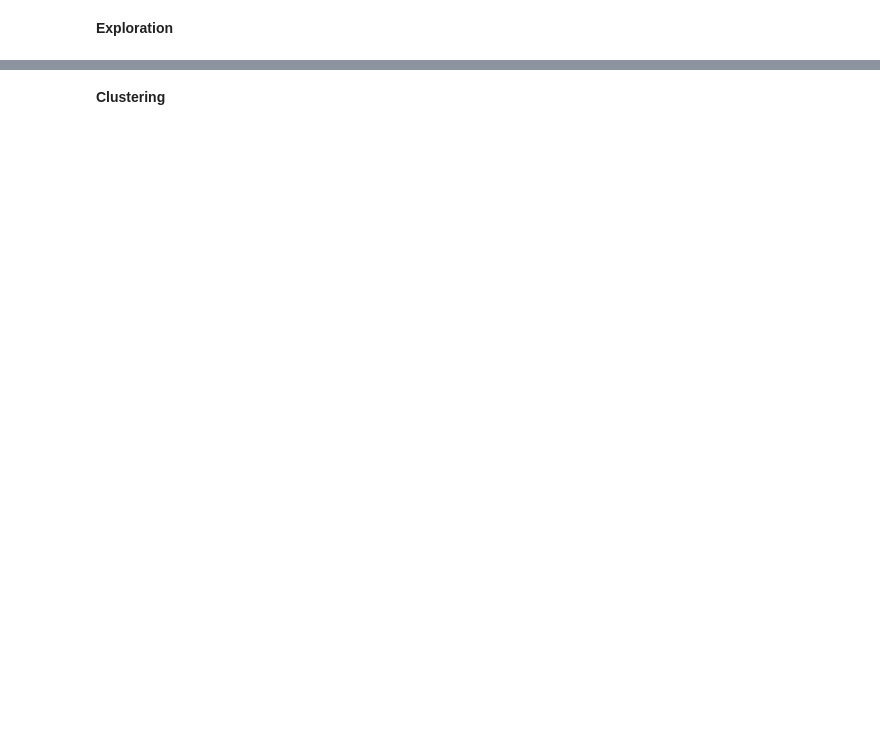
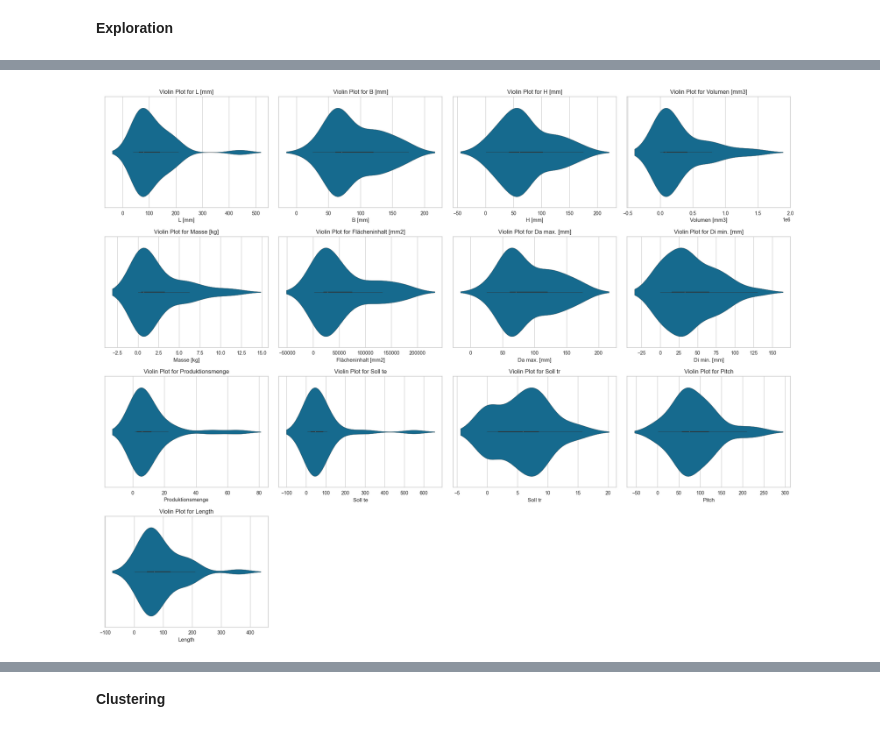
Before and after one commit to bunnekas/prevelop, a Jupyter notebook: notebooks/prevelop_capicard.ipynb, the cells around one changed output, grey strips where cells are left out. Cells and saved outputs as stored; diff of their text form; code cells hidden in the pictures; blank space fills up the shorter version.

```diff
--- a/notebooks/prevelop_capicard.ipynb
+++ b/notebooks/prevelop_capicard.ipynb
@@ -169,0 +65,5 @@ exploration.boxplots(data, num_colums)
+# %%
+# show violonplot of data
+exploration.violinplots(data, num_columns)
+# %% [output]
+[figure, added]
```
Also changed, not shown: parts of 32 cells of this notebook, 20 other files.
